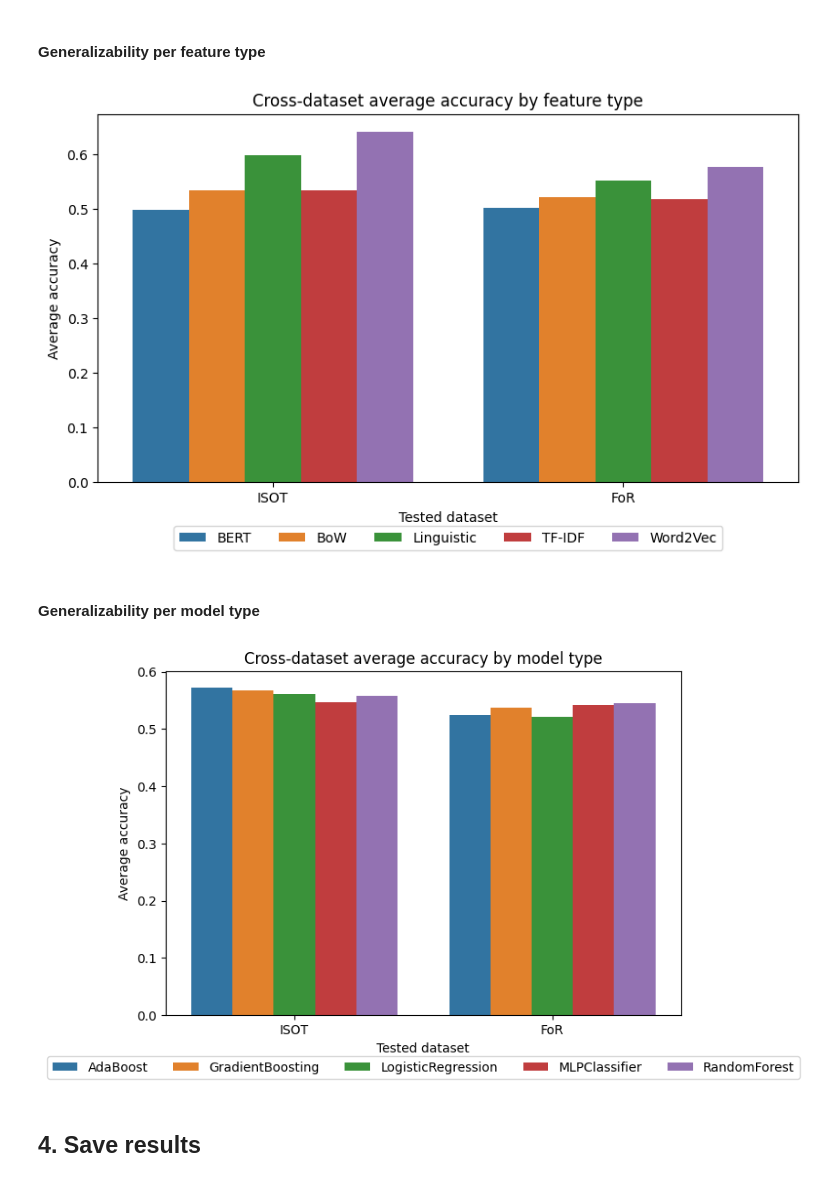
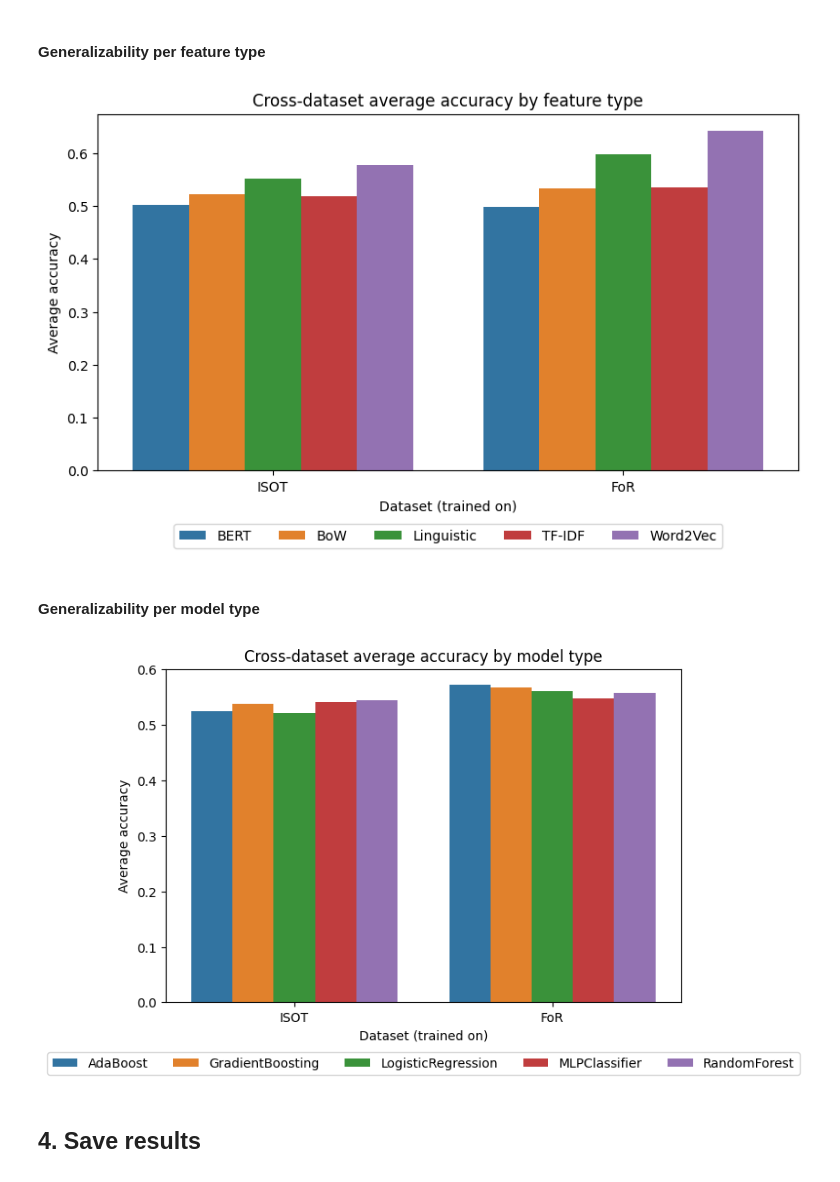
Before and after one commit to lu-julia/fake-news-detection, a Jupyter notebook: 3-cross_dataset.ipynb, the cells around one changed output. Cells and saved outputs as stored; diff of their text form; code cells hidden in the pictures.

```diff
--- a/3-cross_dataset.ipynb
+++ b/3-cross_dataset.ipynb
@@ -76,5 +76,5 @@ def cross_dataset_evaluation(features_dict_test, y_test, model_dir="models/isot"
 # %% [markdown]
 ### 3.1. Train on ISOT and test on Fake or Real
 # %%
-results_test_for = cross_dataset_evaluation(features_dict_for, y_for, "models/isot")
+cross_results_isot = cross_dataset_evaluation(features_dict_for, y_for, "models/isot")
 # %%
@@ -134,5 +134,5 @@ results_test_for.groupby("feature")[["accuracy", "precision", "recall", "f1_scor
 # %% [markdown]
 ### 3.2. Train on Fake or Real and test on ISOT
 # %%
-results_test_isot = cross_dataset_evaluation(features_dict_isot, y_isot, "models/FoR")
+cross_results_for = cross_dataset_evaluation(features_dict_isot, y_isot, "models/FoR")
 # %%
@@ -221,22 +221,22 @@ def plot_average_metric_by_variable(results_a, label_a, results_b, label_b, vari
     plt.figure(figsize=(8, 5))
     sns.barplot(data=combined, x="source", y=metric, hue=variable)
     plt.title(f"Cross-dataset average {metric} by {variable} type")
-    plt.xlabel("Tested dataset")
+    plt.xlabel("Dataset (trained on)")
     plt.ylabel(f"Average {metric}")
-    plt.legend(bbox_to_anchor=(0.5, -0.1), loc='upper center', ncol=5)
+    plt.legend(bbox_to_anchor=(0.5, -0.13), loc='upper center', ncol=5)
     plt.tight_layout()
     plt.savefig(save_path, bbox_inches='tight')
     plt.show()
 # %%
-plot_average_metric_by_variable(results_test_isot, "ISOT", results_test_for, "FoR", variable="feature", save_path="figures/cross_perf_by_feature.png")
+plot_average_metric_by_variable(cross_results_isot, "ISOT", cross_results_for, "FoR", variable="feature", save_path="figures/cross_perf_by_feature.png")
 # %% [output]
-[figure, old version]
+[figure, new version]
 # %% [markdown]
 #### Generalizability per model type
 # %%
-plot_average_metric_by_variable(results_test_isot, "ISOT", results_test_for, "FoR", variable="model", save_path="figures/cross_perf_by_model.png")
+plot_average_metric_by_variable(cross_results_isot, "ISOT", cross_results_for, "FoR", variable="model", save_path="figures/cross_perf_by_model.png")
 # %% [output]
-[figure, old version]
+[figure, new version]
 # %% [markdown]
 ## 4. Save results
 # %%
```
Also changed, not shown: parts of 10 cells of this notebook, 2 other files.
